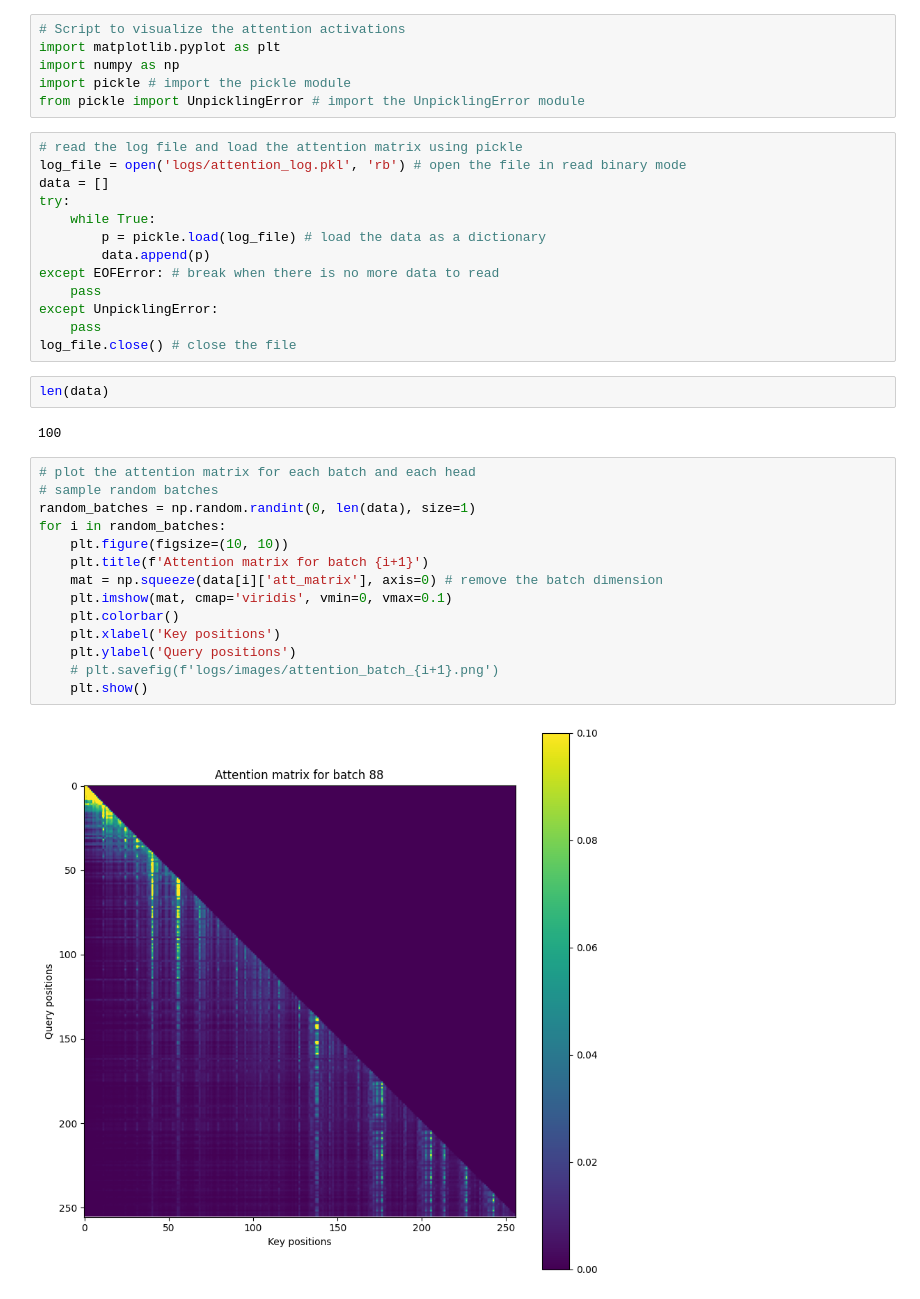
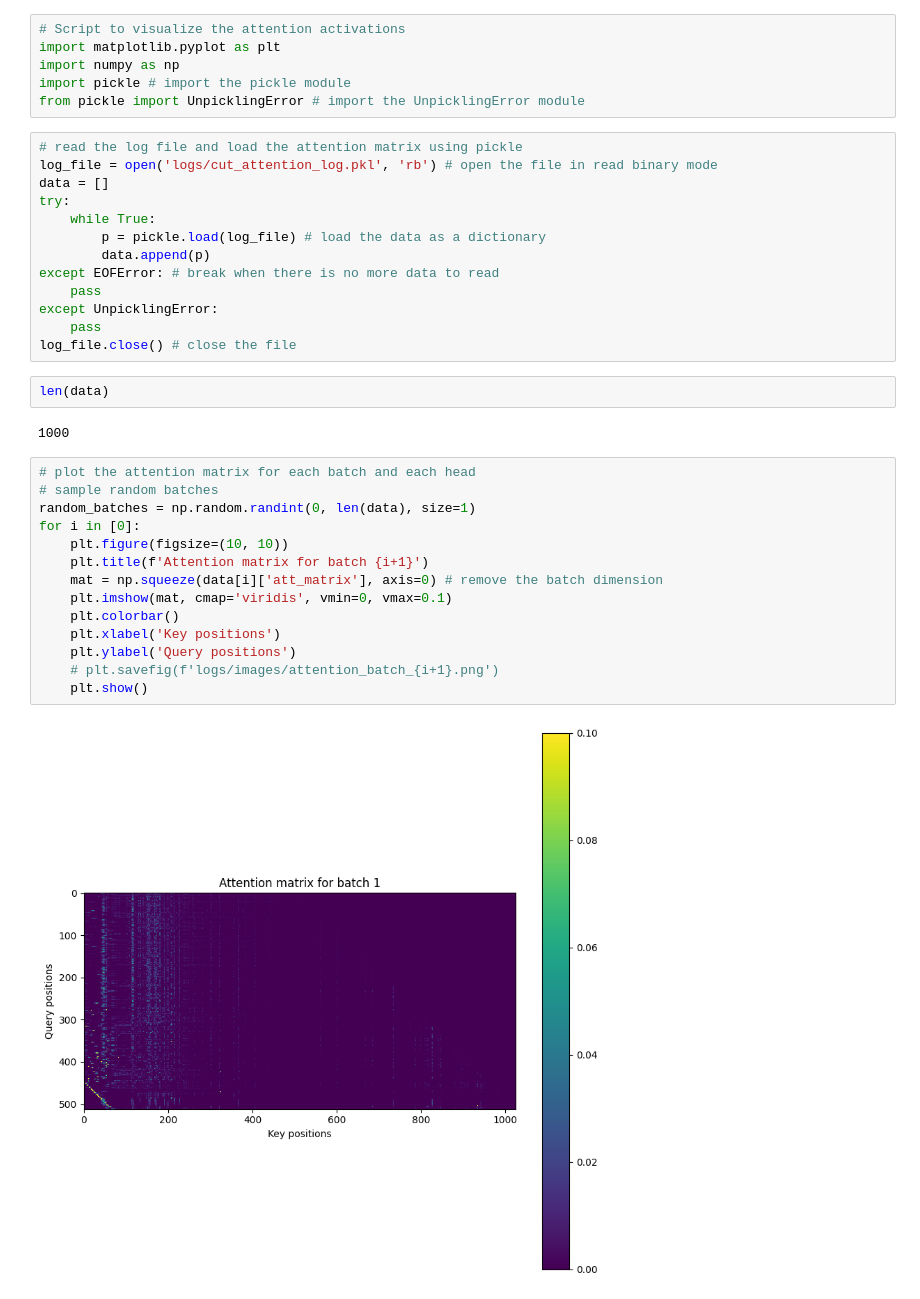
Before and after one commit to zaydzuhri/moreformers, a Jupyter notebook: visualize.ipynb, the cells around one changed output. Cells and saved outputs as stored; diff of their text form.

```diff
--- a/visualize.ipynb
+++ b/visualize.ipynb
@@ -6,7 +6,7 @@ import pickle # import the pickle module
 from pickle import UnpicklingError # import the UnpicklingError module
 # %%
 # read the log file and load the attention matrix using pickle
-log_file = open('logs/attention_log.pkl', 'rb') # open the file in read binary mode
+log_file = open('logs/cut_attention_log.pkl', 'rb') # open the file in read binary mode
 data = []
 try:
     while True:
@@ -20,20 +20,20 @@ log_file.close() # close the file
 # %%
 len(data)
 # %% [output]
-100
+1000
 # %%
 # plot the attention matrix for each batch and each head
 # sample random batches
 random_batches = np.random.randint(0, len(data), size=1)
-for i in random_batches:
+for i in [0]:
     plt.figure(figsize=(10, 10))
     plt.title(f'Attention matrix for batch {i+1}')
     mat = np.squeeze(data[i]['att_matrix'], axis=0) # remove the batch dimension
     plt.imshow(mat, cmap='viridis', vmin=0, vmax=0.1)
     plt.colorbar()
     plt.xlabel('Key positions')
     plt.ylabel('Query positions')
     # plt.savefig(f'logs/images/attention_batch_{i+1}.png')
     plt.show()
 # %% [output]
-[figure, old version]
+[figure, new version]
```
Also changed, not shown: 2 other files.
